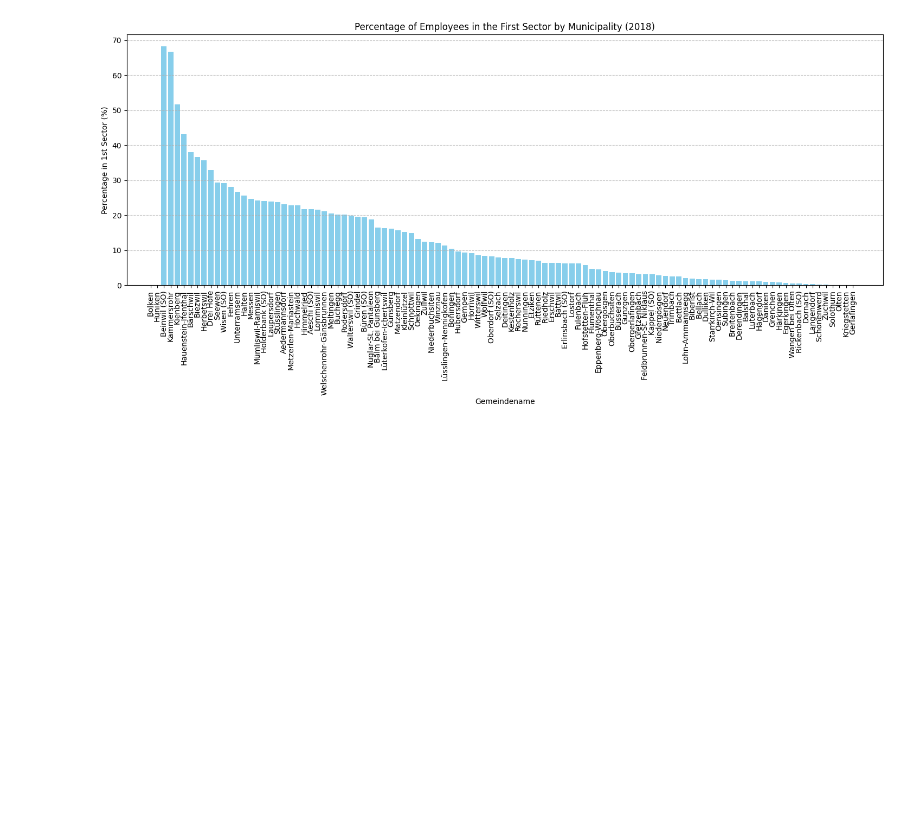
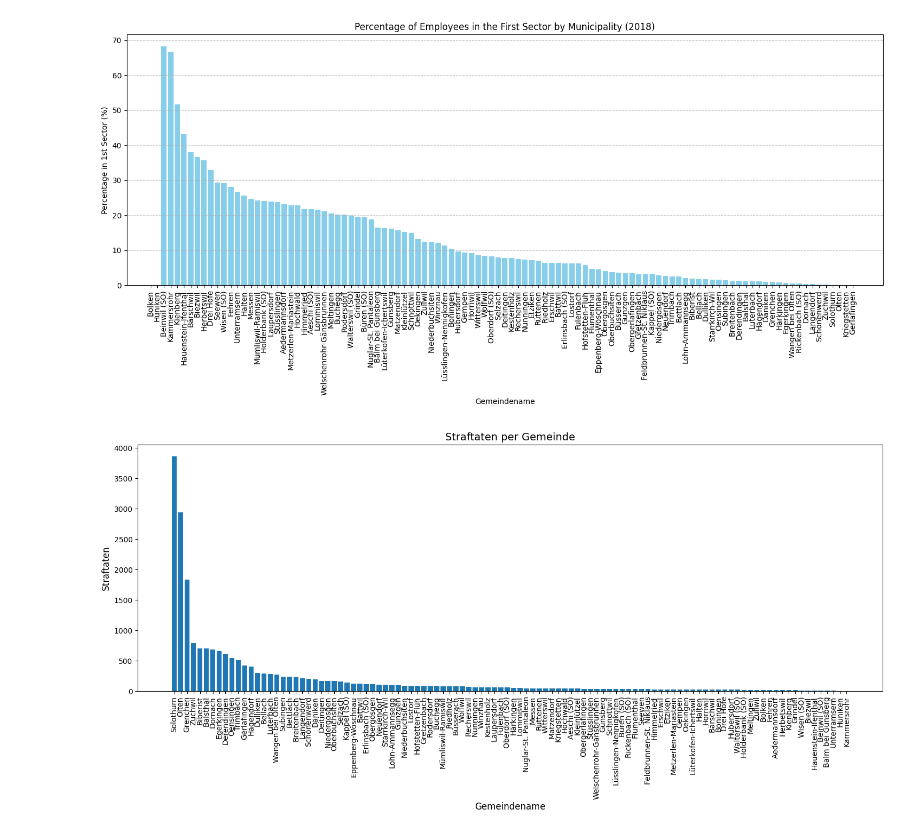
Before and after one commit to benajakuhn/dawrAssignment1, a Jupyter notebook: Assignment1.ipynb, the cells around one changed output. Saved outputs shown, nothing was run; the diff lists cells and outputs as text; code cells hidden in the pictures; blank space fills up the shorter version.

Commit message:
Merged the crime data into the central dataframe. Added some markdown for better readability.

```diff
--- a/Assignment1.ipynb
+++ b/Assignment1.ipynb
@@ -142,3 +159,28 @@ print(df_crime.head())
+# %%
+# Extract all the Einwohner and Gemeinden that are not explicitly listed on the crime data
+df_temp = df_merged[['Gemeindename', 'Einwohner_2019']].copy()
+df_temp = df_temp[~df_temp['Gemeindename'].isin(df_crime['Gemeindename'])]
+
+# Calculate Straftaten per Einwohner for the remaining Gemeinden
+total_einwohner = df_temp['Einwohner_2019'].sum()
+straftaten = (df_crime.loc[df_crime['Gemeindename'] == 'Übrige Gemeinden', 'Straftaten']).astype(int)
+straftaten_pro_einwohner = straftaten / total_einwohner
+
+# make sure straftaten_pro_einwohner is scalar
+straftaten_pro_einwohner = straftaten_pro_einwohner.values[0] if not straftaten_pro_einwohner.empty else 0
+
+# Add the probable Straftaten to the according Gemeinde in df_temp
+df_temp['Straftaten'] = (df_temp['Einwohner_2019'] * straftaten_pro_einwohner).astype(int)
+
+# Insert the missing Gemeinden to the df_crime
+df_crime = df_crime[df_crime['Gemeindename'] != 'Übrige Gemeinden']
+df_crime = pd.concat([df_crime, df_temp[['Gemeindename', 'Straftaten']]], ignore_index=True)
+
+# Make sure the Straftaten column is an int
+df_crime['Straftaten'] = df_crime['Straftaten'].astype(int)
+
+# Merge the crime data into the df_merged
+df_merged = df_merged.merge(df_crime[['Gemeindename', 'Straftaten']], on='Gemeindename', how='left')
 # %%
 # Print the amount of entries in the dataset
 print(f"Number of entries in the dataset: {len(df_merged)}")
@@ -173,5 +215,25 @@ plt.grid(axis='y', linestyle='--', alpha=0.7)
 plt.show()
 # %% [output]
 [figure]
+# %%
+import matplotlib.pyplot as plt
+
+# Ensure the data is sorted for better visualization
+df_merged_sorted = df_merged.sort_values(by="Straftaten", ascending=False)
+
+# Plotting
+plt.figure(figsize=(18, 6))
+plt.bar(df_merged_sorted["Gemeindename"], df_merged_sorted["Straftaten"])
+
+# Labels and title
+plt.xlabel("Gemeindename", fontsize=12)
+plt.ylabel("Straftaten", fontsize=12)
+plt.title("Straftaten per Gemeinde", fontsize=14)
+plt.xticks(rotation=90)  # Rotate x-axis labels for better readability
+
+# Show plot
+plt.show()
+# %% [output]
+[figure, added]
 # %%
 df_merged.to_excel("data/merged_data.xlsx", index=False)
```
Also changed, not shown: parts of 8 cells of this notebook.
